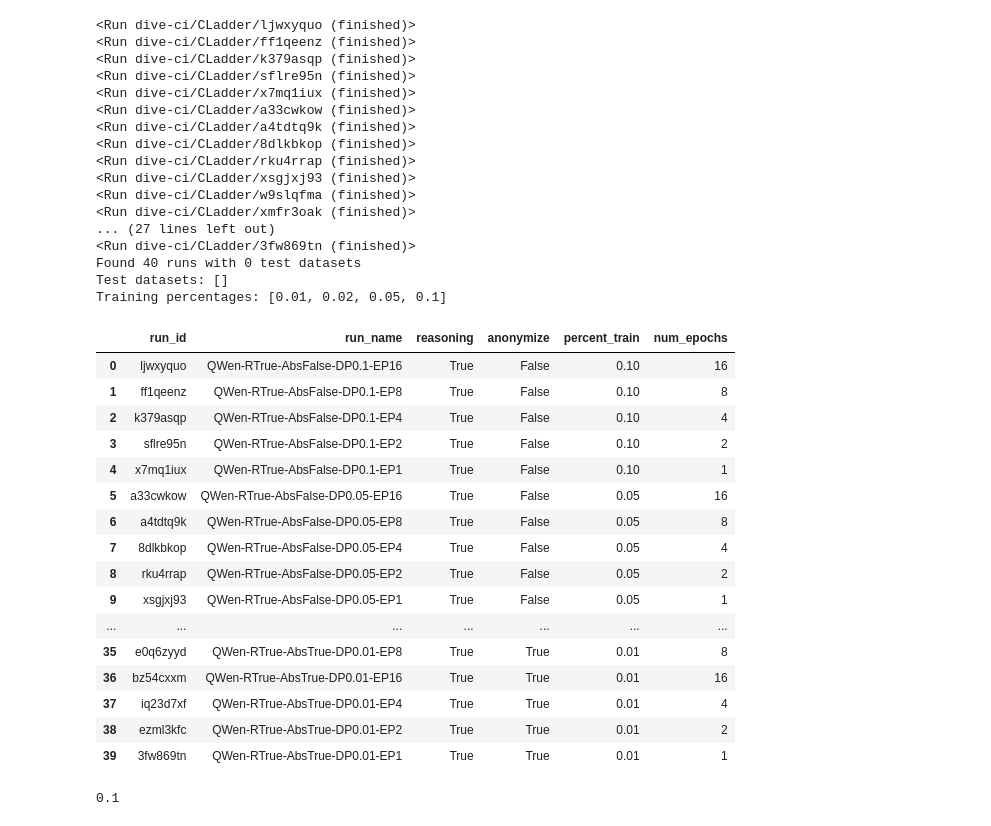
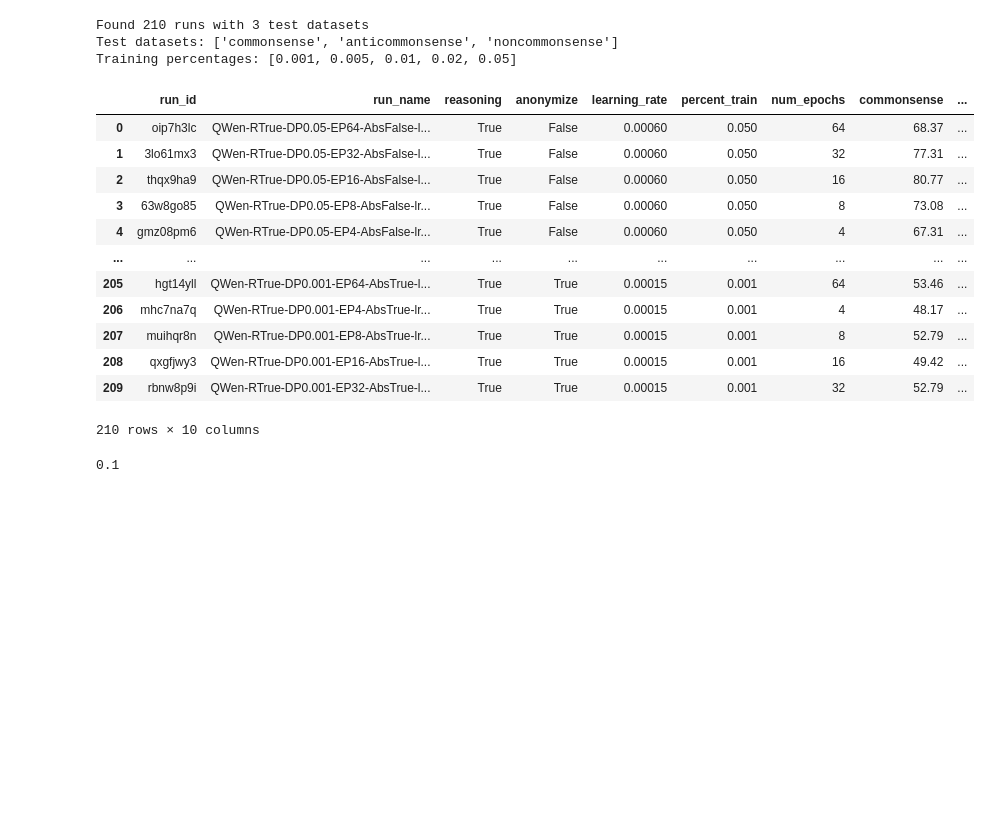
Before and after one commit to CM-BF/cladder, a Jupyter notebook: visualize_sweep.ipynb, the cells around one changed output. Cells and saved outputs as stored; diff of their text form; code cells hidden in the pictures; blank space fills up the shorter version.

Commit message:
[Sweeping] Wandb sweeping config + result visualization

```diff
--- a/visualize_sweep.ipynb
+++ b/visualize_sweep.ipynb
@@ -11,13 +11,15 @@ from plotly.subplots import make_subplots
 # Hardcoded parameters for the specific sweep
 entity_name = "dive-ci"
 project_name = "CLadder"
-sweep_id = "1m6rhsc5"
+sweep_id = "ngq4k8jt"  #"qfwpl45m"
 
 # Initialize wandb API
 api = wandb.Api()
 
 # Get the sweep runs
 sweep = api.sweep(f"{entity_name}/{project_name}/{sweep_id}")
+
+dataset_names = {'cladder-v1-q-commonsense': 'commonsense', 'cladder-v1-q-anticommonsense': 'anticommonsense', 'cladder-v1-q-noncommonsense': 'noncommonsense'}
 
 # Collect run data
 runs_data = []
@@ -33,74 +35,55 @@ for run in sweep.runs:
     }
 
     # Extract relevant metrics and parameters
     summary = run_data["summary"]
     config = run_data["config"]
-    print(run)
+    # print(summary)
 
     run_info = {
         "run_id": run.id,
         "run_name": run.name,
         "reasoning": config.get("experiment.reasoning", None),
         "anonymize": config.get("dataset.anonymize", None),
+        "learning_rate": config.get("training.learning_rate", None),
         "percent_train": config.get("dataset.percent_of_train_dataset", None),
         "num_epochs": config.get("training.num_train_epochs", None),
     }
 
     # Extract scores for different test datasets
-    if "scores" in summary:
-        scores = summary["scores"]
-        for dataset, score in scores.items():
-            dataset_name = dataset.split('/')[-1]
-            run_info[f"score_{dataset_name}"] = score
+    for data_name, score_key in dataset_names.items():
+        run_info[score_key] = summary[data_name]
 
     runs_data.append(run_info)
 
 # Convert to dataframe
 df = pd.DataFrame(runs_data)
 
 # Identify test dataset columns
-test_dataset_columns = [col for col in df.columns if col.startswith('score_')]
+test_dataset_columns = [col for col in df.columns if col in dataset_names.values()]
 training_percentages = sorted(df['percent_train'].unique())
+learning_rate = sorted(df['learning_rate'].unique())
 
 print(f"Found {len(df)} runs with {len(test_dataset_columns)} test datasets")
 print(f"Test datasets: {[col.replace('score_', '') for col in test_dataset_columns]}")
 print(f"Training percentages: {training_percentages}")
 df
 # %% [output]
-<Run dive-ci/CLadder/ljwxyquo (finished)>
-<Run dive-ci/CLadder/ff1qeenz (finished)>
-<Run dive-ci/CLadder/k379asqp (finished)>
-<Run dive-ci/CLadder/sflre95n (finished)>
-<Run dive-ci/CLadder/x7mq1iux (finished)>
-<Run dive-ci/CLadder/a33cwkow (finished)>
-<Run dive-ci/CLadder/a4tdtq9k (finished)>
-<Run dive-ci/CLadder/8dlkbkop (finished)>
-<Run dive-ci/CLadder/rku4rrap (finished)>
-<Run dive-ci/CLadder/xsgjxj93 (finished)>
-<Run dive-ci/CLadder/w9slqfma (finished)>
-<Run dive-ci/CLadder/xmfr3oak (finished)>
-... (27 lines left out)
-<Run dive-ci/CLadder/3fw869tn (finished)>
-Found 40 runs with 0 test datasets
-Test datasets: []
-Training percentages: [0.01, 0.02, 0.05, 0.1]
+Found 210 runs with 3 test datasets
+Test datasets: ['commonsense', 'anticommonsense', 'noncommonsense']
+Training percentages: [0.001, 0.005, 0.01, 0.02, 0.05]
-|  | run_id | run_name | reasoning | anonymize | percent_train | num_epochs |
-| 0 | ljwxyquo | QWen-RTrue-AbsFalse-DP0.1-EP16 | True | False | 0.10 | 16 |
-| 1 | ff1qeenz | QWen-RTrue-AbsFalse-DP0.1-EP8 | True | False | 0.10 | 8 |
-| 2 | k379asqp | QWen-RTrue-AbsFalse-DP0.1-EP4 | True | False | 0.10 | 4 |
-| 3 | sflre95n | QWen-RTrue-AbsFalse-DP0.1-EP2 | True | False | 0.10 | 2 |
-| 4 | x7mq1iux | QWen-RTrue-AbsFalse-DP0.1-EP1 | True | False | 0.10 | 1 |
-| 5 | a33cwkow | QWen-RTrue-AbsFalse-DP0.05-EP16 | True | False | 0.05 | 16 |
-| 6 | a4tdtq9k | QWen-RTrue-AbsFalse-DP0.05-EP8 | True | False | 0.05 | 8 |
-| 7 | 8dlkbkop | QWen-RTrue-AbsFalse-DP0.05-EP4 | True | False | 0.05 | 4 |
-| 8 | rku4rrap | QWen-RTrue-AbsFalse-DP0.05-EP2 | True | False | 0.05 | 2 |
-| 9 | xsgjxj93 | QWen-RTrue-AbsFalse-DP0.05-EP1 | True | False | 0.05 | 1 |
-| ... | ... | ... | ... | ... | ... | ... |
-| 35 | e0q6zyyd | QWen-RTrue-AbsTrue-DP0.01-EP8 | True | True | 0.01 | 8 |
-| 36 | bz54cxxm | QWen-RTrue-AbsTrue-DP0.01-EP16 | True | True | 0.01 | 16 |
-| 37 | iq23d7xf | QWen-RTrue-AbsTrue-DP0.01-EP4 | True | True | 0.01 | 4 |
-| 38 | ezml3kfc | QWen-RTrue-AbsTrue-DP0.01-EP2 | True | True | 0.01 | 2 |
-| 39 | 3fw869tn | QWen-RTrue-AbsTrue-DP0.01-EP1 | True | True | 0.01 | 1 |
+|  | run_id | run_name | reasoning | anonymize | learning_rate | percent_train | num_epochs | commonsense | ... |
+| 0 | oip7h3lc | QWen-RTrue-DP0.05-EP64-AbsFalse-l... | True | False | 0.00060 | 0.050 | 64 | 68.37 | ... |
+| 1 | 3lo61mx3 | QWen-RTrue-DP0.05-EP32-AbsFalse-l... | True | False | 0.00060 | 0.050 | 32 | 77.31 | ... |
+| 2 | thqx9ha9 | QWen-RTrue-DP0.05-EP16-AbsFalse-l... | True | False | 0.00060 | 0.050 | 16 | 80.77 | ... |
+| 3 | 63w8go85 | QWen-RTrue-DP0.05-EP8-AbsFalse-lr... | True | False | 0.00060 | 0.050 | 8 | 73.08 | ... |
+| 4 | gmz08pm6 | QWen-RTrue-DP0.05-EP4-AbsFalse-lr... | True | False | 0.00060 | 0.050 | 4 | 67.31 | ... |
+| ... | ... | ... | ... | ... | ... | ... | ... | ... | ... |
+| 205 | hgt14yll | QWen-RTrue-DP0.001-EP64-AbsTrue-l... | True | True | 0.00015 | 0.001 | 64 | 53.46 | ... |
+| 206 | mhc7na7q | QWen-RTrue-DP0.001-EP4-AbsTrue-lr... | True | True | 0.00015 | 0.001 | 4 | 48.17 | ... |
+| 207 | muihqr8n | QWen-RTrue-DP0.001-EP8-AbsTrue-lr... | True | True | 0.00015 | 0.001 | 8 | 52.79 | ... |
+| 208 | qxgfjwy3 | QWen-RTrue-DP0.001-EP16-AbsTrue-l... | True | True | 0.00015 | 0.001 | 16 | 49.42 | ... |
+| 209 | rbnw8p9i | QWen-RTrue-DP0.001-EP32-AbsTrue-l... | True | True | 0.00015 | 0.001 | 32 | 52.79 | ... |
+210 rows × 10 columns
 # %%
 sweep = api.sweep(f"{entity_name}/{project_name}/{sweep_id}")
 sweep.runs[0].config["dataset.percent_of_train_dataset"]
```
Also changed, not shown: parts of 2 cells of this notebook, 5 other files.
